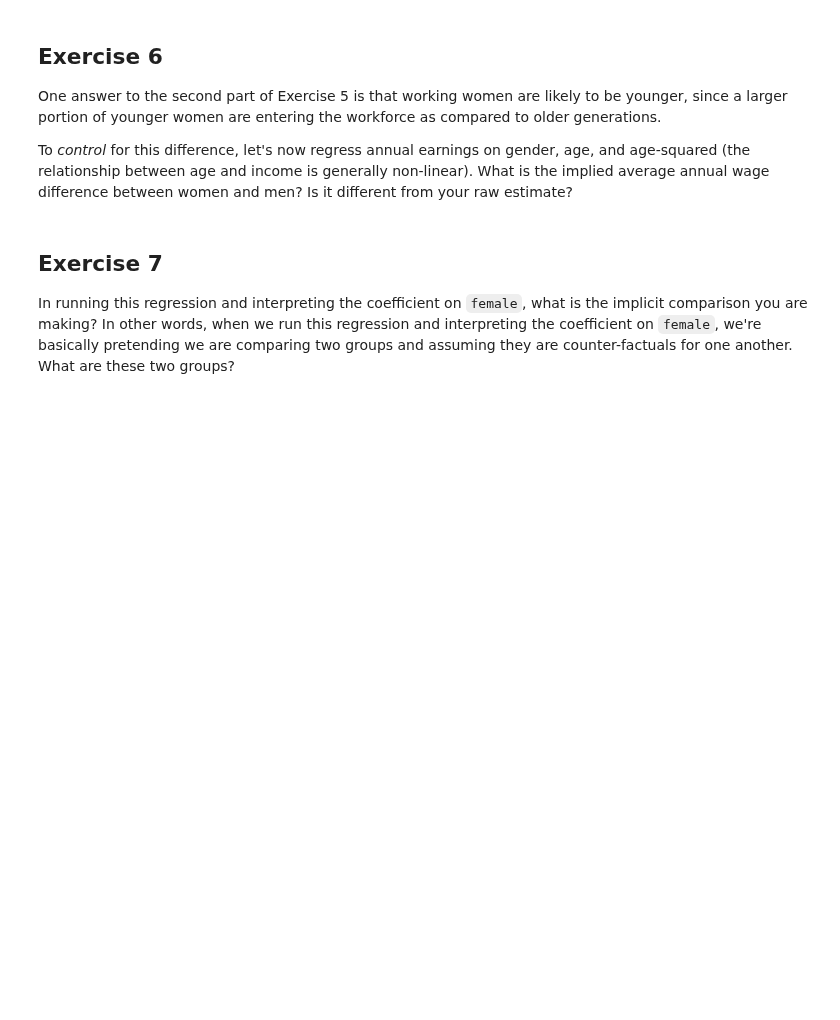
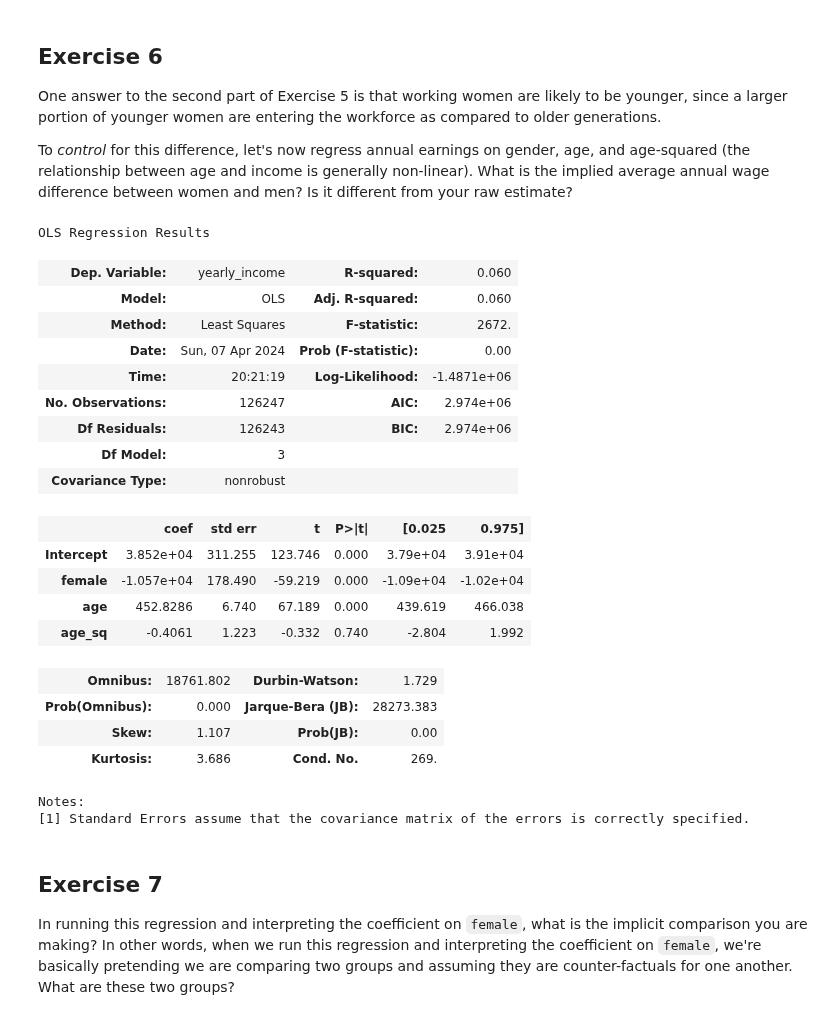
Before and after one commit to nogibjj/ZT-UDS, a Jupyter notebook: exercise_regressions_incomeineq.ipynb, the cells around one changed output. Drawn from its saved outputs; the diff is of its cells as text; code cells hidden in the pictures; blank space fills up the shorter version.

```diff
--- a/exercise_regressions_incomeineq.ipynb
+++ b/exercise_regressions_incomeineq.ipynb
@@ -115,6 +115,33 @@ We just compared all full-time working men to all full-time working women. For t
 One answer to the second part of Exercise 5 is that working women are likely to be younger, since a larger portion of younger women are entering the workforce as compared to older generations.
 
 To *control* for this difference, let's now regress annual earnings on gender, age, and age-squared (the relationship between age and income is generally non-linear). What is the implied average annual wage difference between women and men? Is it different from your raw estimate?
+# %%
+import statsmodels.formula.api as smf
+
+subset["age_sq"] = subset.age**2
+smf.ols("yearly_income ~ female + age + age_sq", subset).fit().summary()
+# %% [output]
+OLS Regression Results
+| Dep. Variable: | yearly_income | R-squared: | 0.060 |
+| Model: | OLS | Adj. R-squared: | 0.060 |
+| Method: | Least Squares | F-statistic: | 2672. |
+| Date: | Sun, 07 Apr 2024 | Prob (F-statistic): | 0.00 |
+| Time: | 20:21:19 | Log-Likelihood: | -1.4871e+06 |
+| No. Observations: | 126247 | AIC: | 2.974e+06 |
+| Df Residuals: | 126243 | BIC: | 2.974e+06 |
+| Df Model: | 3 |  |  |
+| Covariance Type: | nonrobust |  |  |
+|  | coef | std err | t | P>|t| | [0.025 | 0.975] |
+| Intercept | 3.852e+04 | 311.255 | 123.746 | 0.000 | 3.79e+04 | 3.91e+04 |
+| female | -1.057e+04 | 178.490 | -59.219 | 0.000 | -1.09e+04 | -1.02e+04 |
+| age | 452.8286 | 6.740 | 67.189 | 0.000 | 439.619 | 466.038 |
+| age_sq | -0.4061 | 1.223 | -0.332 | 0.740 | -2.804 | 1.992 |
+| Omnibus: | 18761.802 | Durbin-Watson: | 1.729 |
+| Prob(Omnibus): | 0.000 | Jarque-Bera (JB): | 28273.383 |
+| Skew: | 1.107 | Prob(JB): | 0.00 |
+| Kurtosis: | 3.686 | Cond. No. | 269. |
+Notes:
+[1] Standard Errors assume that the covariance matrix of the errors is correctly specified.
 # %% [markdown]
 ## Exercise 7
 
```
Also changed, not shown: parts of 9 cells of this notebook.
